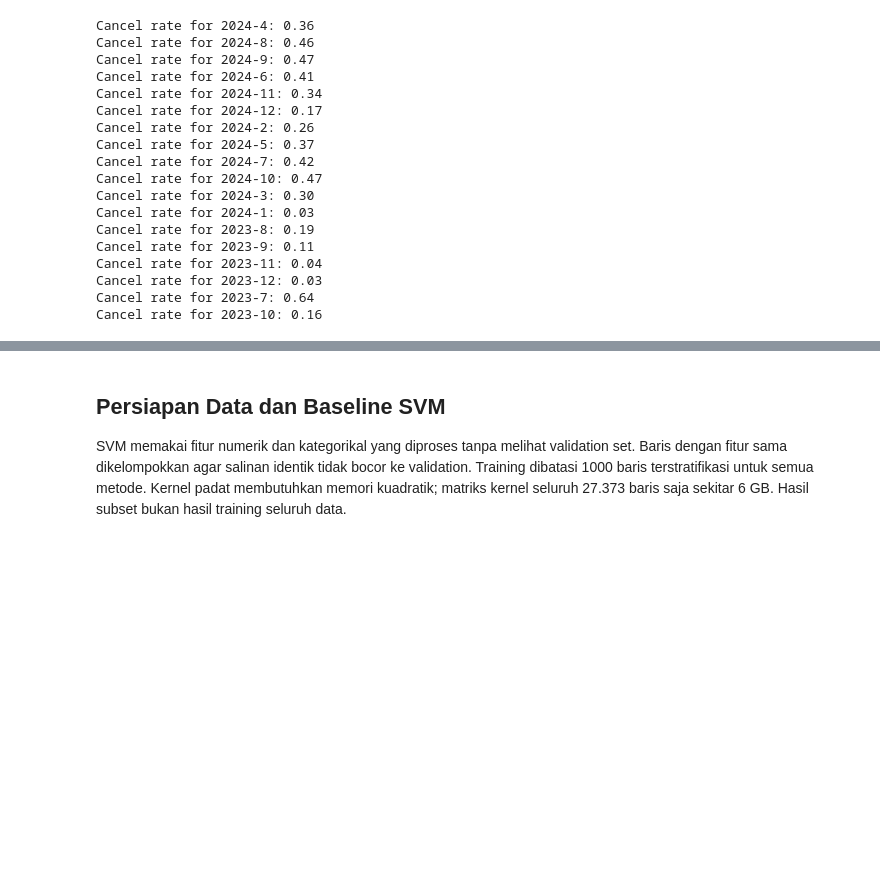
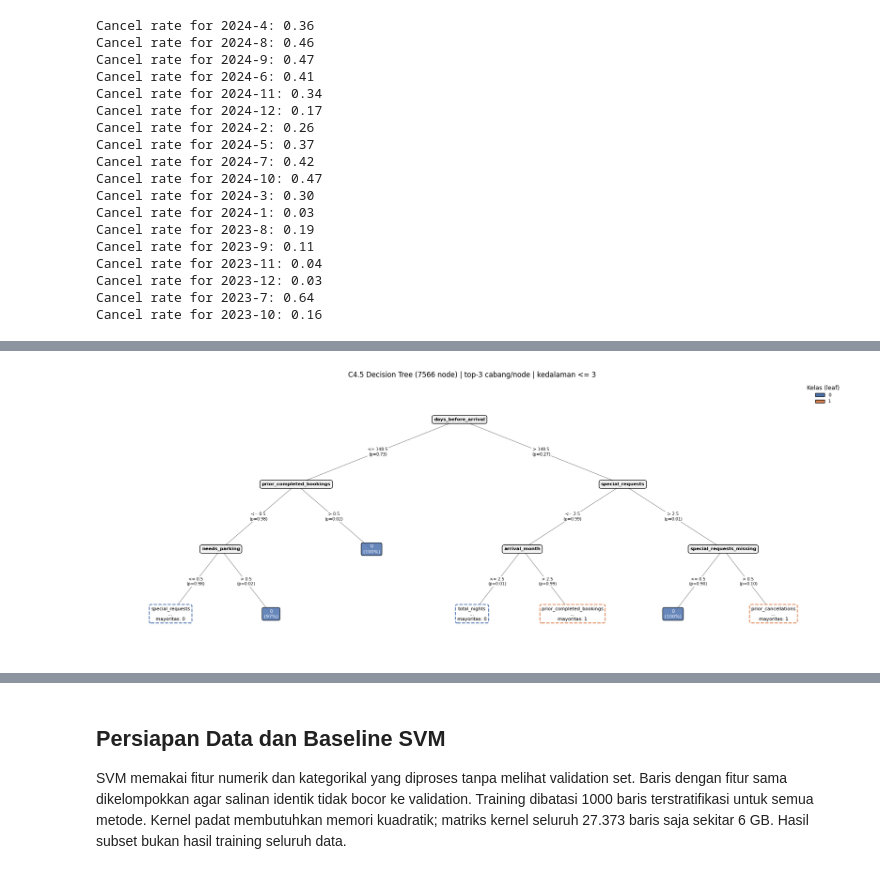
Before and after one commit to Kurt-Mikhael/IF3170_G14_LalapKaoBole, a Jupyter notebook: src/notebooks/main.ipynb, the cells around one changed output, grey strips where cells are left out. Drawn from its saved outputs; the diff is of its cells as text; code cells hidden in the pictures; blank space fills up the shorter version.

Commit message:
feat:connectiong all models to main notebooks

```diff
--- a/src/notebooks/v1.ipynb
+++ b/src/notebooks/main.ipynb
@@ -418,0 +594,39 @@ Cancel rate for 2023-10: 0.16
+# %%
+def dtl_predict_proba(model, X):
+    # proporsi kelas di leaf (digabung dengan bobot p_i jika ada nilai kosong)
+    rows = X[model.feature_names].to_numpy(dtype=object)
+    return np.array([model.predict_distribution(model.root, row) for row in rows])
+
+
+def dtl_evaluate(model, X, y):
+    predictions = model.predict(X)
+    proba_cancel = dtl_predict_proba(model, X)[:, 1]
+    return {
+        'n_node': model.count_nodes(),
+        'accuracy': accuracy_score(y, predictions),
+        'precision': precision_score(y, predictions, zero_division=0),
+        'recall': recall_score(y, predictions, zero_division=0),
+        'f1': f1_score(y, predictions, zero_division=0),
+        'f1_macro': f1_score(y, predictions, average='macro'),
+        'roc_auc': roc_auc_score(y, proba_cancel),
+    }
+
+
+dtl_start = time.perf_counter()
+dtl_plain = C45DecisionTree().fit(dtl_X_grow, dtl_y_grow)
+dtl_plain_seconds = time.perf_counter() - dtl_start
+dtl_unpruned = copy.deepcopy(dtl_plain)
+dtl_plain.prune(dtl_X_prune, dtl_y_prune)
+
+dtl_start = time.perf_counter()
+dtl_tree = dtl_train(dtl_X, dtl_y_raw, dtl_groups, dtl_train_idx, DTL_FACTOR)
+dtl_tree_seconds = time.perf_counter() - dtl_start
+
+dtl_results = pd.DataFrame([
+    {'model': 'C4.5 tanpa pruning', 'seconds': dtl_plain_seconds, **dtl_evaluate(dtl_unpruned, dtl_X_valid, dtl_y_valid)},
+    {'model': 'C4.5 + Reduced Error Pruning', 'seconds': dtl_plain_seconds,
+     **dtl_evaluate(dtl_plain, dtl_X_valid, dtl_y_valid)},
+    {'model': f'C4.5 + REP + oversampling x{DTL_FACTOR}', 'seconds': dtl_tree_seconds,
+     **dtl_evaluate(dtl_tree, dtl_X_valid, dtl_y_valid)},
+])
+dtl_results
@@ -418,0 +645,8 @@ Cancel rate for 2023-10: 0.16
+# %%
+OUTPUT_DIR.mkdir(parents=True, exist_ok=True)
+dtl_fig, dtl_ax = c45_plot_tree(
+    dtl_tree, top_n=3, max_depth=3, path=OUTPUT_DIR / 'c45_tree.png', figsize=(18, 7)
+)
+plt.show()
+# %% [output]
+[figure, added]
```
Also changed, not shown: parts of 36 cells of this notebook, 30 other files.
